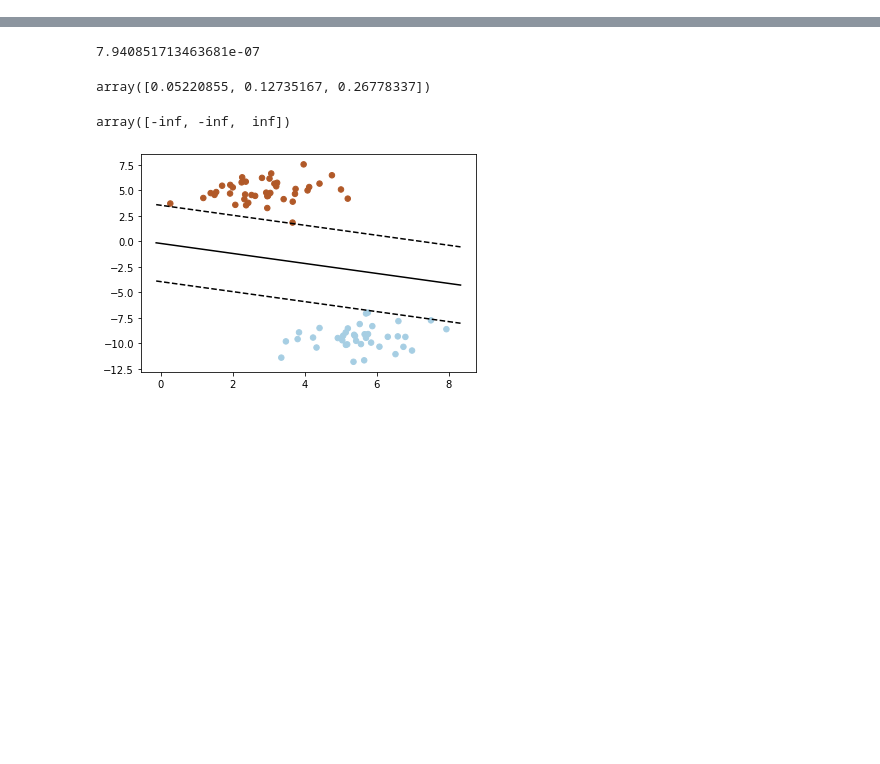
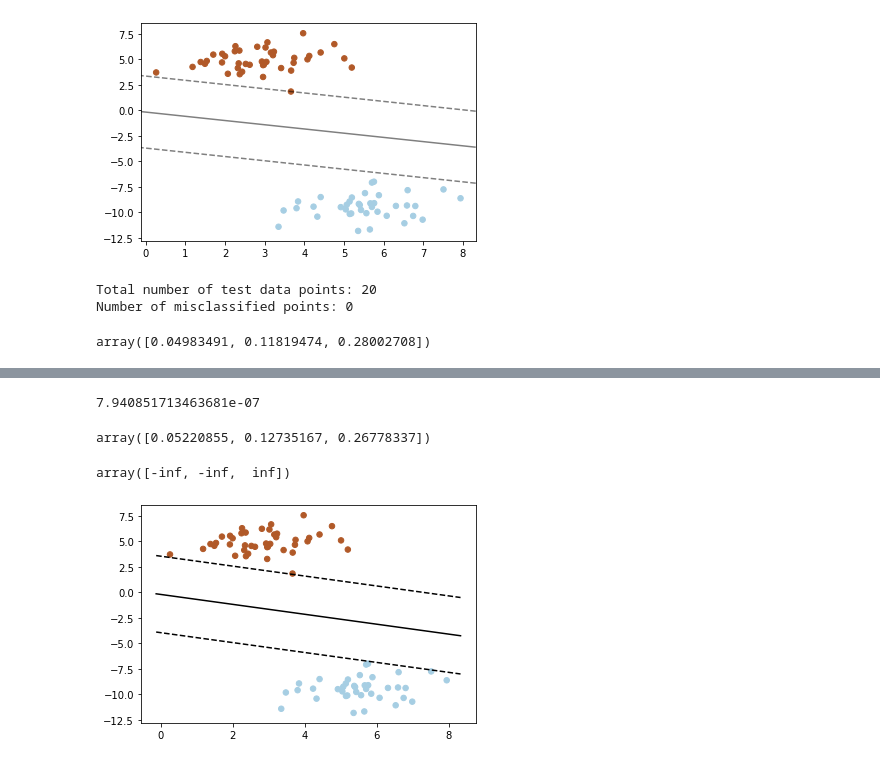
Before and after one commit to rmodi6/svm, a Jupyter notebook: svm.ipynb, the cells around one changed output, grey strips where cells are left out. Saved outputs shown, nothing was run; the diff lists cells and outputs as text; code cells hidden in the pictures; blank space fills up the shorter version.

```diff
--- a/svm.ipynb
+++ b/svm.ipynb
@@ -37,0 +49,21 @@ max_fval
+# %%
+def draw(w, X, y):
+    # Plot the features
+    plt.scatter(X[:, 1], X[:, 2], c=y, s=30, cmap=plt.cm.Paired)
+
+    # plot the decision function
+    ax = plt.gca()
+    xlim = ax.get_xlim()
+    ylim = ax.get_ylim()
+
+    # create grid to evaluate model
+    xx = np.linspace(xlim[0], xlim[1], 30)
+    yy = np.linspace(ylim[0], ylim[1], 30)
+    YY, XX = np.meshgrid(yy, xx)
+    xy = np.vstack([XX.ravel(), YY.ravel()]).T
+    Z = decision_function(w, xy).reshape(XX.shape)
+
+    # plot decision boundary and margins
+    ax.contour(XX, YY, Z, colors='k', levels=[-1, 0, 1], alpha=0.5,
+               linestyles=['--', '-', '--'])
+    plt.show()
@@ -38,4 +76,13 @@ max_fval
+# %%
+# Generate sample data
+features, labels = make_blobs(n_samples=100, n_features=2, centers=2, cluster_std=1.05, random_state=10)
+
+# Add one to the feature values to incorporate bias
+features = np.c_[np.ones((features.shape[0])), features]
+# Change labels from (0,1) -> (-1,1)
+labels = np.where(labels == 1, 1, -1)
 # %%
-X = X1
-
-X_train, X_test, y_train, y_test = X[:80], X[-20:], y[:80], y[-20:]
+# Train Test Split
+X_train, X_test, y_train, y_test = features[:80], features[-20:], labels[:80], labels[-20:]
+# %%
+weights = train(X_train, y_train)
@@ -41,0 +100,9 @@ X_train, X_test, y_train, y_test = X[:80], X[-20:], y[:80], y[-20:]
+# %%
+draw(weights, X_train, y_train)
+# %% [output]
+[figure, added]
+# %%
+test(weights, X_test, y_test)
+# %% [output]
+Total number of test data points: 20
+Number of misclassified points: 0
@@ -41,0 +130,4 @@ X_train, X_test, y_train, y_test = X[:80], X[-20:], y[:80], y[-20:]
+# %%
+w
+# %% [output]
+array([0.04983491, 0.11819474, 0.28002708])
```
Also changed, not shown: parts of 19 cells of this notebook.
